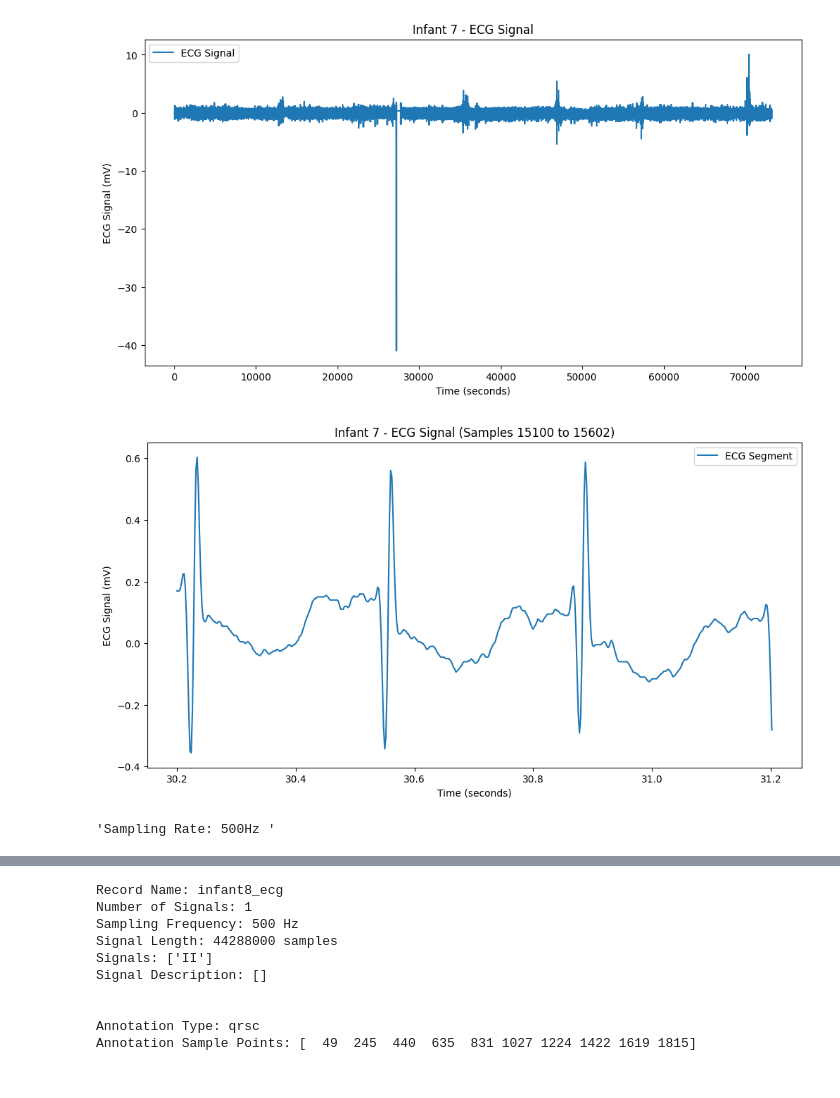
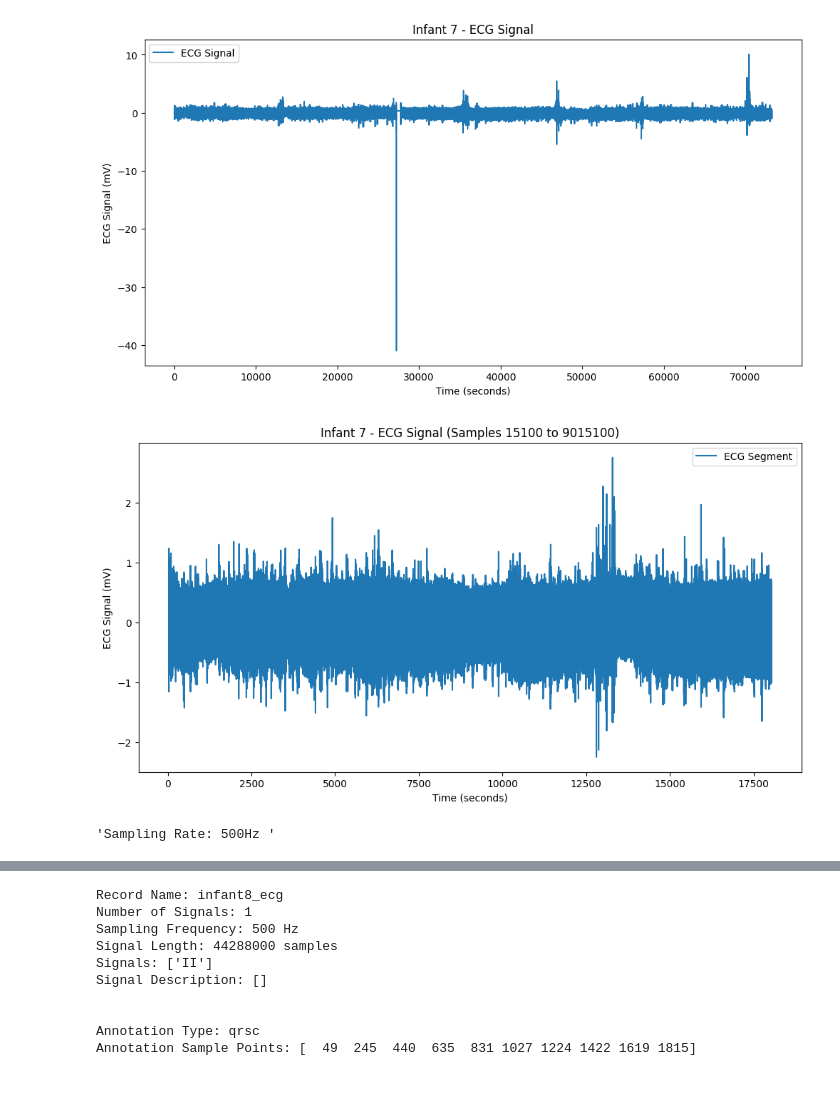
Before and after one commit to JesseLevine727/Capstone-Project, a Jupyter notebook: wfdb.ipynb, the cells around one changed output, grey strips where cells are left out. Cells and saved outputs as stored; diff of their text form; code cells hidden in the pictures.

```diff
--- a/wfdb.ipynb
+++ b/wfdb.ipynb
@@ -420,7 +440,7 @@ plot_ecg_signal(7)
 # %% [output]
 [figure]
 # %%
-plot_ecg_segment(7,15100, 15602 )
+plot_ecg_segment(7,15100, 15100+int(9e6) )
 # %% [output]
-[figure, old version]
+[figure, new version]
 'Sampling Rate: 500Hz '
```
Also changed, not shown: parts of 23 cells of this notebook.
